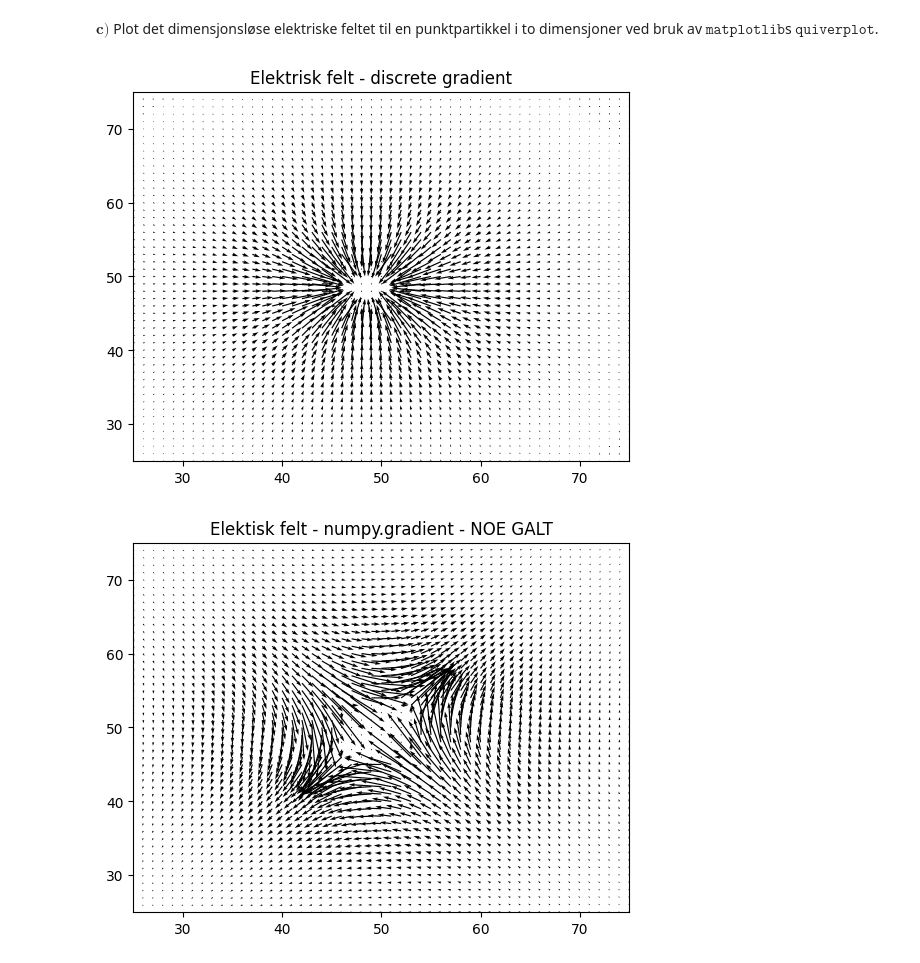
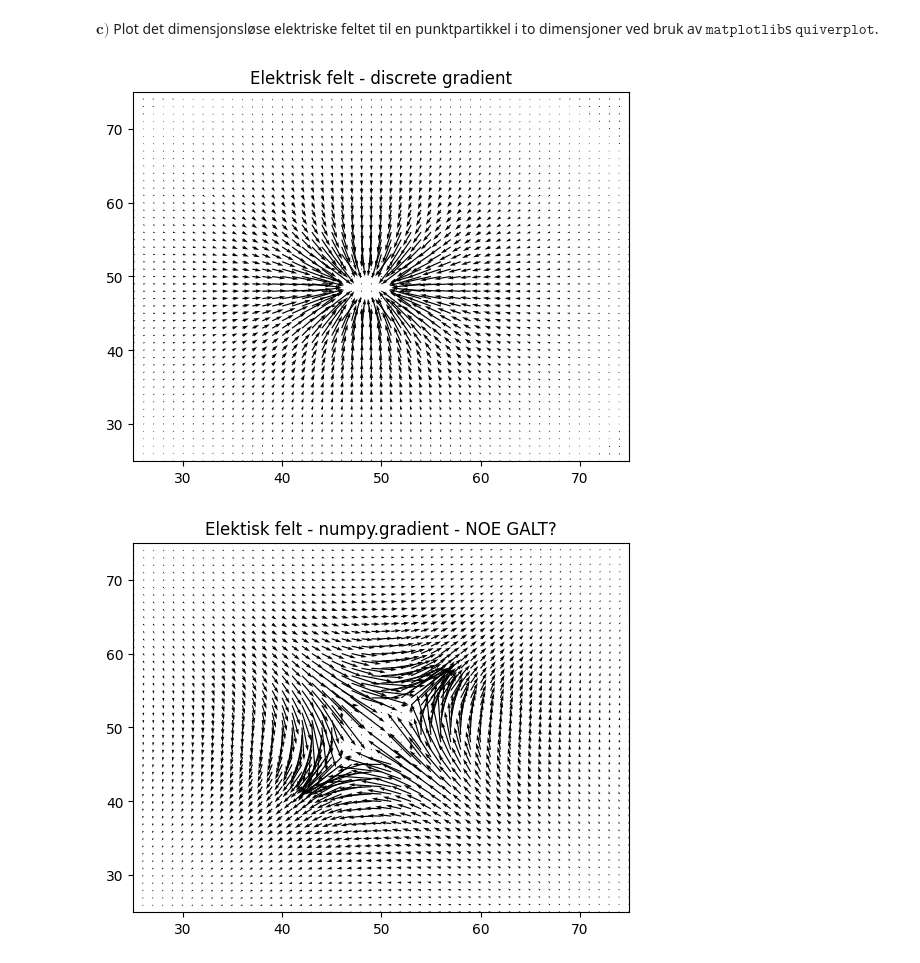
Before and after one commit to Kajrakso/ELMAG, a Jupyter notebook: øving3/Ex1 - Punktpartikkel.ipynb, the cells around one changed output. Drawn from its saved outputs; the diff is of its cells as text; code cells hidden in the pictures.

```diff
--- a/øving3/Ex1 - Punktpartikkel.ipynb
+++ b/øving3/Ex1 - Punktpartikkel.ipynb
@@ -49,10 +47,7 @@ L = 10          # nm
 x_axis: np.ndarray = np.linspace(-L, L, npoints)
 y_axis: np.ndarray = np.linspace(-L, L, npoints)
 
-def generate_meshgrid(x: np.ndarray, y: np.ndarray) -> tuple[np.ndarray]:
-    return np.meshgrid(x, y)
-
-xv, yv = generate_meshgrid(x_axis, y_axis)
+xv, yv = np.meshgrid(x_axis, y_axis)
 # %% [markdown]
 $\textbf{c)}$ Via bruk av array-operasjoner, lag en variabel $\texttt{V}$ som inneholder potensialet $V$ for alle $x$ og $y$. Merk at det her vil oppstå en singularitet i $\vec{r} = 0$ som må tas stilling til. En måte å håndtere dette problemet er å sette verdien for potensialet over en viss grense lik konstant, f.eks. $\texttt{V[}>\texttt{c]} = \texttt{c}$.
 # %%
@@ -154,23 +149,24 @@ $\textbf{c)}$ Plot det dimensjonsløse elektriske feltet til en punktpartikkel i
 # %%
 # bruke calculate_electric_field fra b)
 def electric_field_quiver() -> None:
     fig, ax = plt.subplots()
     ax.quiver(*calculate_electric_field(xv, yv, V_tilde), scale=1)
     ax.set_ylim(25,75)
     ax.set_xlim(25,75)
     ax.set_title("Elektrisk felt - discrete gradient")
 
 # Kan kanskje bruke np.gradient?
 def electric_field_quiver_numpy() -> None:
     fig, ax = plt.subplots()
     ax.quiver(*(-(np.array(np.gradient(V_tilde)))))             #! noe som ikke stemmer her
+    # ax.quiver(*(np.gradient(V_tilde)))             #! noe som ikke stemmer her
     ax.set_ylim(25,75)
     ax.set_xlim(25,75)
-    ax.set_title("Elektisk felt - numpy.gradient - NOE GALT")
+    ax.set_title("Elektisk felt - numpy.gradient - NOE GALT?")
 
 
 electric_field_quiver()
 electric_field_quiver_numpy()
 # %% [output]
 [figure]
-[figure, old version]
+[figure, new version]
```
Also changed, not shown: parts of 2 cells of this notebook.
